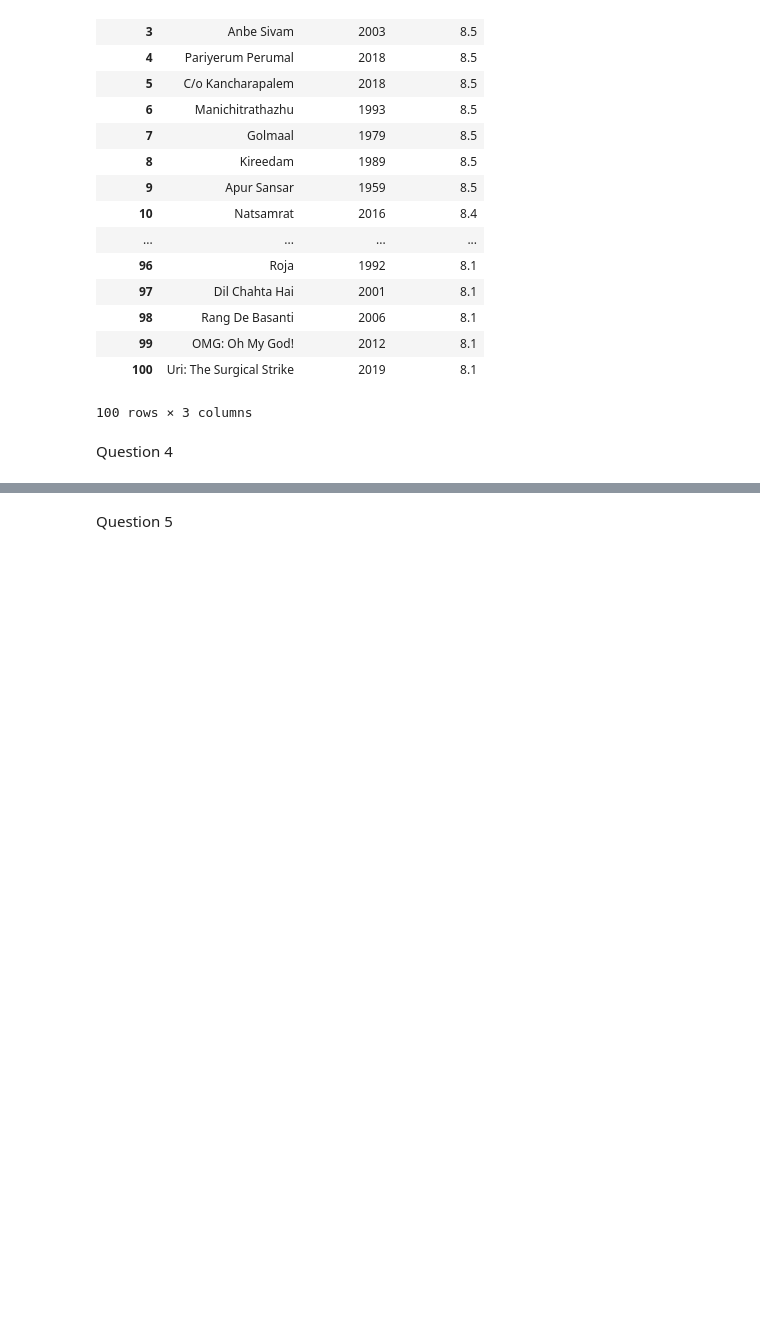
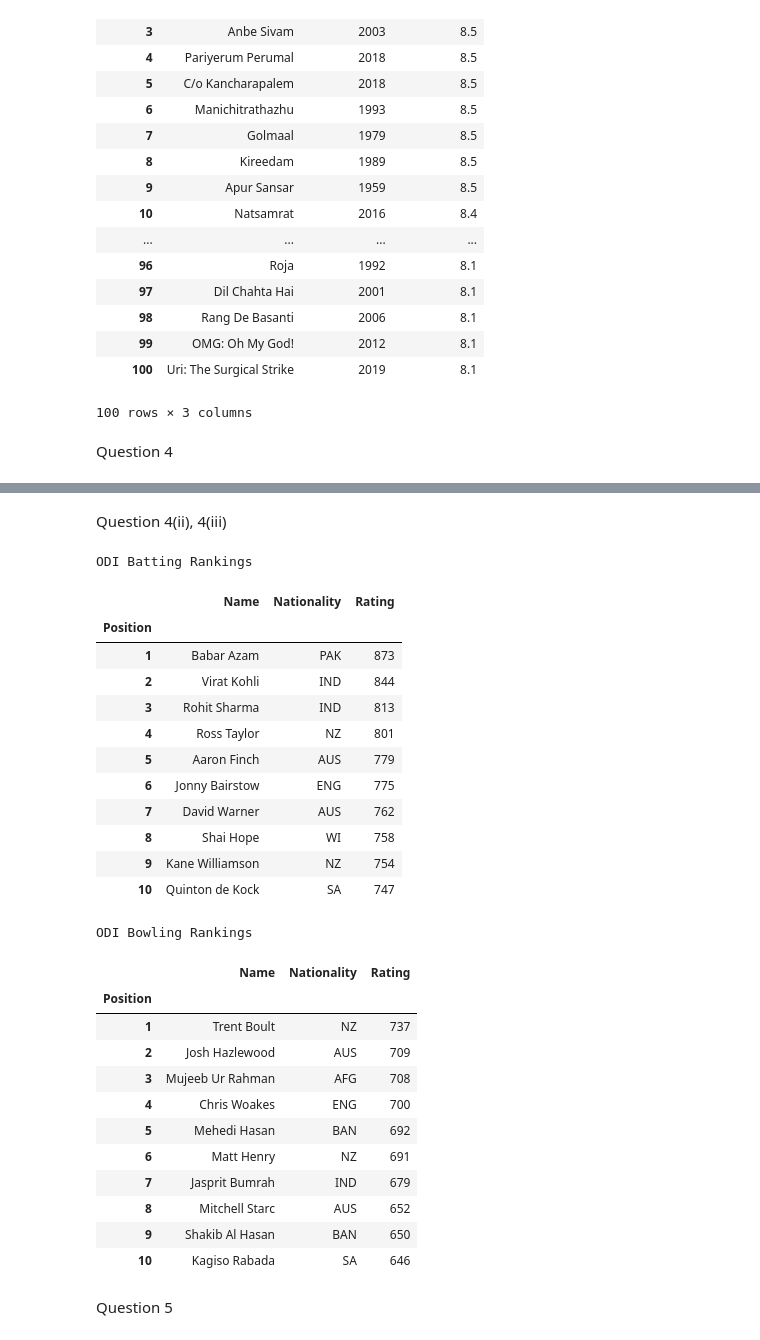
Before and after one commit to swathidamera/Internship, a Jupyter notebook: Web Scraping Assignment 1.ipynb, the cells around one changed output, grey strips where cells are left out. Cells and saved outputs as stored; diff of their text form; code cells hidden in the pictures; blank space fills up the shorter version.

```diff
--- a/Web Scraping Assignment 1.ipynb
+++ b/Web Scraping Assignment 1.ipynb
@@ -204,3 +206,61 @@ Position
+# %% [markdown]
+Question 4(ii), 4(iii)
+# %%
+def Player_rankings_men(website):
+    webpage=requests.get(website)
+    soup=BeautifulSoup(webpage.content,'lxml')
+
+    for data in soup.find_all('div',class_='col-4 col-12-desk touch-scroll-list__element')[0:2]:
+        names=[]
+        nationality=[]
+        rating=[]
+        print(data.find('h4').text)
+        names.append(data.find('div',class_='rankings-block__banner--name').text)
+        nationality.append(data.find('div',class_='rankings-block__banner--nationality').text.strip('\n').split('\n')[0])
+        rating.append(data.find('div',class_='rankings-block__banner--nationality').text.strip('\n').split('\n')[1])
+        for i in data.find_all('td',class_='table-body__cell name'):
+            names.append(i.text.strip('\n'))
+        for j in data.find_all('td',class_='table-body__cell nationality-logo'):
+            nationality.append(j.text.strip('\n'))
+        for k in data.find_all('td',class_='table-body__cell u-text-right rating'):
+            rating.append(k.text)
+        rankings=pd.DataFrame()
+        rankings['Name']=names
+        rankings['Nationality']=nationality
+        rankings['Rating']=rating
+        rankings.index=rankings.index+1
+        rankings.index.name='Position'
+        display(rankings[0:10])
+        print('\n')
+# %%
+Player_rankings_men('https://www.icc-cricket.com/rankings/mens/player-rankings/odi')
+# %% [output]
+ODI Batting Rankings
+|  | Name | Nationality | Rating |
+| Position |  |  |  |
+| 1 | Babar Azam | PAK | 873 |
+| 2 | Virat Kohli | IND | 844 |
+| 3 | Rohit Sharma | IND | 813 |
+| 4 | Ross Taylor | NZ | 801 |
+| 5 | Aaron Finch | AUS | 779 |
+| 6 | Jonny Bairstow | ENG | 775 |
+| 7 | David Warner | AUS | 762 |
+| 8 | Shai Hope | WI | 758 |
+| 9 | Kane Williamson | NZ | 754 |
+| 10 | Quinton de Kock | SA | 747 |
+ODI Bowling Rankings
+|  | Name | Nationality | Rating |
+| Position |  |  |  |
+| 1 | Trent Boult | NZ | 737 |
+| 2 | Josh Hazlewood | AUS | 709 |
+| 3 | Mujeeb Ur Rahman | AFG | 708 |
+| 4 | Chris Woakes | ENG | 700 |
+| 5 | Mehedi Hasan | BAN | 692 |
+| 6 | Matt Henry | NZ | 691 |
+| 7 | Jasprit Bumrah | IND | 679 |
+| 8 | Mitchell Starc | AUS | 652 |
+| 9 | Shakib Al Hasan | BAN | 650 |
+| 10 | Kagiso Rabada | SA | 646 |
 # %% [markdown]
 Question 5
 # %%
```
Also changed, not shown: parts of 19 cells of this notebook.
